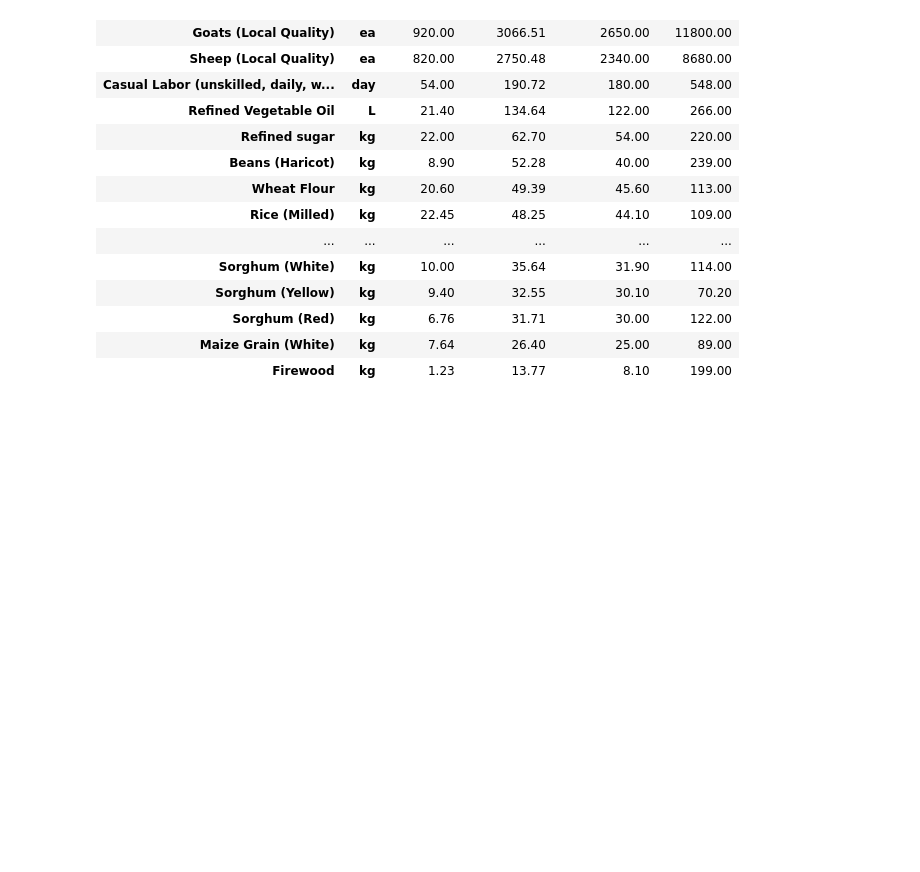
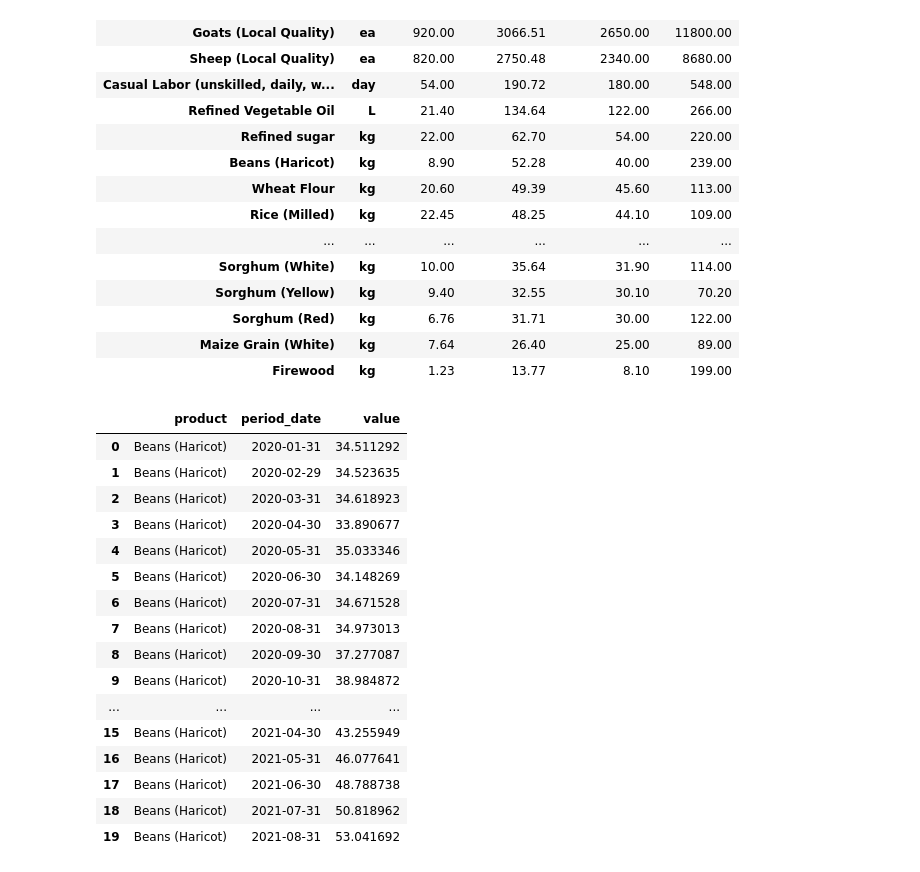
Before and after one commit to demirewu-manidefro/ethiopian-agricultural-market-intelligence1, a Jupyter notebook: explore_dataset.ipynb, the cells around one changed output. Cells and saved outputs as stored; diff of their text form; code cells hidden in the pictures; blank space fills up the shorter version.

Commit message:
monthly_prices = (

```diff
--- a/explore_dataset.ipynb
+++ b/explore_dataset.ipynb
@@ -923,3 +923,31 @@ price_summary
 | Sorghum (Red) | kg | 6.76 | 31.71 | 30.00 | 122.00 |
 | Maize Grain (White) | kg | 7.64 | 26.40 | 25.00 | 89.00 |
 | Firewood | kg | 1.23 | 13.77 | 8.10 | 199.00 |
+# %%
+monthly_prices = (
+    df.set_index("period_date")
+      .groupby("product")["value"]
+      .resample("ME")
+      .mean()
+      .reset_index()
+)
+
+monthly_prices.head(20)
+# %% [output]
+|  | product | period_date | value |
+| 0 | Beans (Haricot) | 2020-01-31 | 34.511292 |
+| 1 | Beans (Haricot) | 2020-02-29 | 34.523635 |
+| 2 | Beans (Haricot) | 2020-03-31 | 34.618923 |
+| 3 | Beans (Haricot) | 2020-04-30 | 33.890677 |
+| 4 | Beans (Haricot) | 2020-05-31 | 35.033346 |
+| 5 | Beans (Haricot) | 2020-06-30 | 34.148269 |
+| 6 | Beans (Haricot) | 2020-07-31 | 34.671528 |
+| 7 | Beans (Haricot) | 2020-08-31 | 34.973013 |
+| 8 | Beans (Haricot) | 2020-09-30 | 37.277087 |
+| 9 | Beans (Haricot) | 2020-10-31 | 38.984872 |
+| ... | ... | ... | ... |
+| 15 | Beans (Haricot) | 2021-04-30 | 43.255949 |
+| 16 | Beans (Haricot) | 2021-05-31 | 46.077641 |
+| 17 | Beans (Haricot) | 2021-06-30 | 48.788738 |
+| 18 | Beans (Haricot) | 2021-07-31 | 50.818962 |
+| 19 | Beans (Haricot) | 2021-08-31 | 53.041692 |
```
